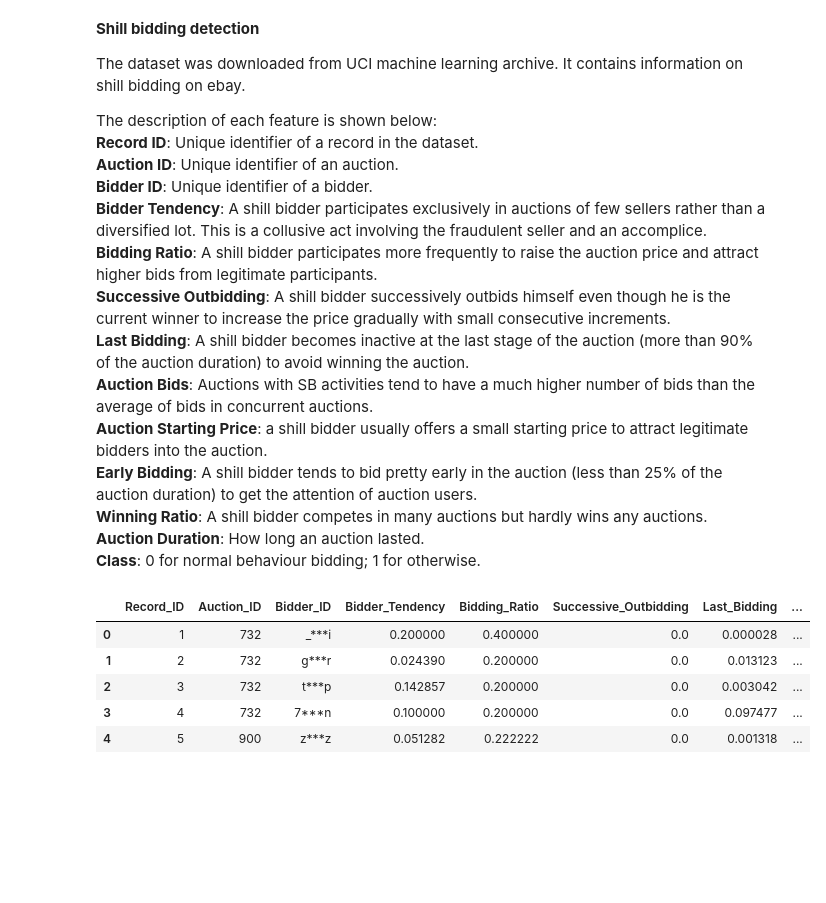
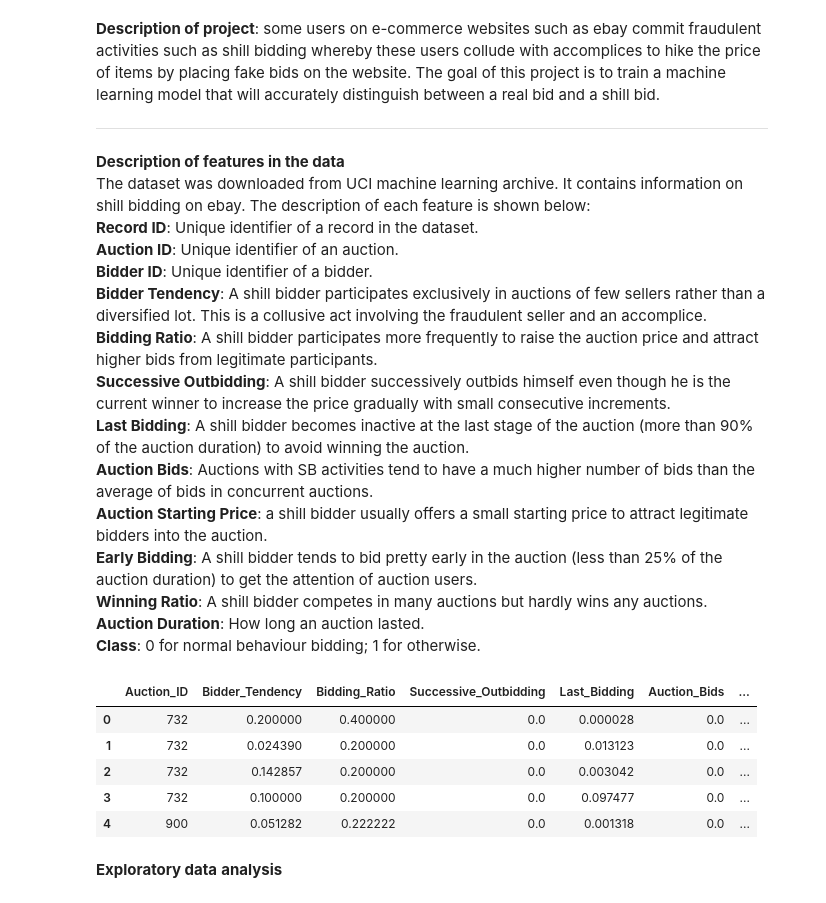
Before and after one commit to asouzujoseph/Machine-learning-with-Python, a Jupyter notebook: shill_bidding.ipynb, the cells around one changed output. Saved outputs shown, nothing was run; the diff lists cells and outputs as text; code cells hidden in the pictures; blank space fills up the shorter version.

```diff
--- a/shill_bidding.ipynb
+++ b/shill_bidding.ipynb
@@ -3,9 +10,11 @@
+# %% [markdown]
+
+**Description of project**: some users on e-commerce websites such as ebay commit fraudulent activities such as shill bidding whereby these users collude with accomplices to hike the price of items by placing fake bids on the website. The goal of this project is to train a machine learning model that will accurately distinguish between a real bid and a shill bid.
+
+---
 # %% [markdown]
-**Shill bidding detection**
-
-The dataset was downloaded from UCI machine learning archive. It contains information on shill bidding on ebay.<br>
-
-The description of each feature is shown below:<br>
+**Description of features in the data** <br>
+The dataset was downloaded from UCI machine learning archive. It contains information on shill bidding on ebay. The description of each feature is shown below:<br>
 **Record ID**: Unique identifier of a record in the dataset.<br>
 **Auction ID**: Unique identifier of an auction.<br>
 **Bidder ID**: Unique identifier of a bidder.<br>
@@ -33,12 +44,15 @@ import tensorflow as tf
 pd.set_option("display.max_columns", None)
 %matplotlib inline
 # %%
-df = pd.read_csv("/content/drive/MyDrive/Shill Bidding Dataset.csv")
-df.head()
+df_shill = pd.read_csv("/content/drive/MyDrive/Shill Bidding Dataset.csv")
+df_shill = df_shill.drop(["Record_ID","Bidder_ID"],axis=1)
+df_shill.head()
 # %% [output]
-|  | Record_ID | Auction_ID | Bidder_ID | Bidder_Tendency | Bidding_Ratio | Successive_Outbidding | Last_Bidding | ... |
-| 0 | 1 | 732 | _***i | 0.200000 | 0.400000 | 0.0 | 0.000028 | ... |
-| 1 | 2 | 732 | g***r | 0.024390 | 0.200000 | 0.0 | 0.013123 | ... |
-| 2 | 3 | 732 | t***p | 0.142857 | 0.200000 | 0.0 | 0.003042 | ... |
-| 3 | 4 | 732 | 7***n | 0.100000 | 0.200000 | 0.0 | 0.097477 | ... |
-| 4 | 5 | 900 | z***z | 0.051282 | 0.222222 | 0.0 | 0.001318 | ... |
+|  | Auction_ID | Bidder_Tendency | Bidding_Ratio | Successive_Outbidding | Last_Bidding | Auction_Bids | ... |
+| 0 | 732 | 0.200000 | 0.400000 | 0.0 | 0.000028 | 0.0 | ... |
+| 1 | 732 | 0.024390 | 0.200000 | 0.0 | 0.013123 | 0.0 | ... |
+| 2 | 732 | 0.142857 | 0.200000 | 0.0 | 0.003042 | 0.0 | ... |
+| 3 | 732 | 0.100000 | 0.200000 | 0.0 | 0.097477 | 0.0 | ... |
+| 4 | 900 | 0.051282 | 0.222222 | 0.0 | 0.001318 | 0.0 | ... |
+# %% [markdown]
+**Exploratory data** **analysis**
```
Also changed, not shown: parts of 45 cells of this notebook.
